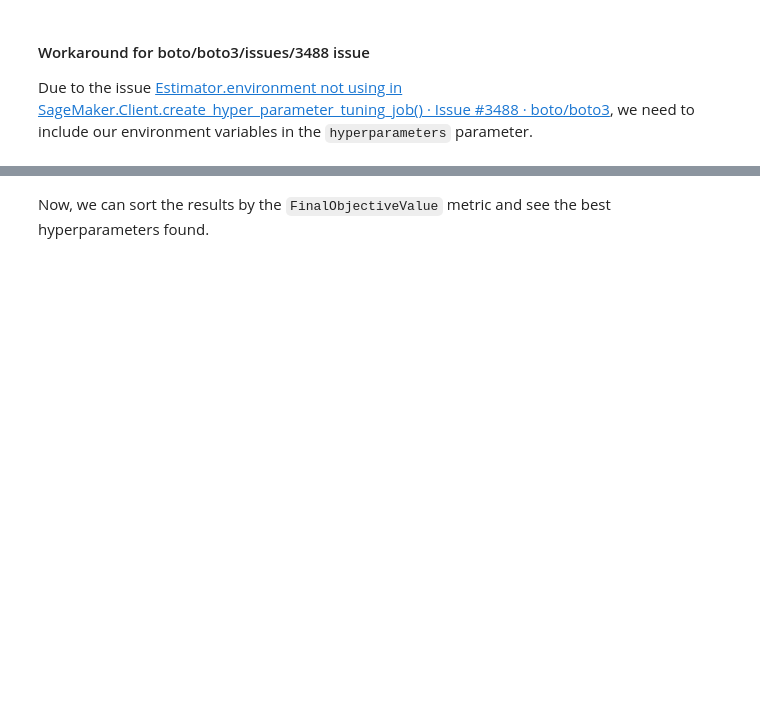
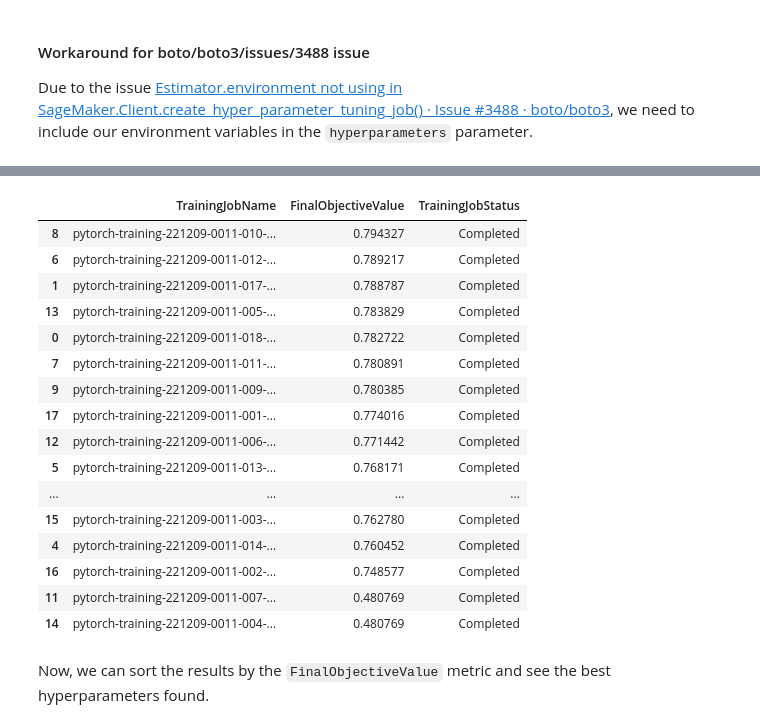
Before and after one commit to DougTrajano/ToChiquinho, a Jupyter notebook: src/toxicity_target__type_identification.ipynb, the cells around one changed output, grey strips where cells are left out. Cells and saved outputs as stored; diff of their text form; code cells hidden in the pictures; blank space fills up the shorter version.

```diff
--- a/src/toxicity_target__type_identification.ipynb
+++ b/src/toxicity_target__type_identification.ipynb
@@ -342,13 +338,33 @@ mlflow.log_params(
 # %%
 import pandas as pd
 
 tuner_metrics: pd.DataFrame = sagemaker.HyperparameterTuningJobAnalytics(
     hyperparameter_tuning_job_name=params.sagemaker_tuning_job_name,
     sagemaker_session=sagemaker_session
 ).dataframe()
 
+tuner_metrics["optim"] = tuner_metrics["optim"].apply(lambda x: x.strip('"'))
+
 tuner_metrics.sort_values("FinalObjectiveValue", ascending=False, inplace=True)
 tuner_metrics[["TrainingJobName", "FinalObjectiveValue", "TrainingJobStatus"]]
+# %% [output]
+|  | TrainingJobName | FinalObjectiveValue | TrainingJobStatus |
+| 8 | pytorch-training-221209-0011-010-... | 0.794327 | Completed |
+| 6 | pytorch-training-221209-0011-012-... | 0.789217 | Completed |
+| 1 | pytorch-training-221209-0011-017-... | 0.788787 | Completed |
+| 13 | pytorch-training-221209-0011-005-... | 0.783829 | Completed |
+| 0 | pytorch-training-221209-0011-018-... | 0.782722 | Completed |
+| 7 | pytorch-training-221209-0011-011-... | 0.780891 | Completed |
+| 9 | pytorch-training-221209-0011-009-... | 0.780385 | Completed |
+| 17 | pytorch-training-221209-0011-001-... | 0.774016 | Completed |
+| 12 | pytorch-training-221209-0011-006-... | 0.771442 | Completed |
+| 5 | pytorch-training-221209-0011-013-... | 0.768171 | Completed |
+| ... | ... | ... | ... |
+| 15 | pytorch-training-221209-0011-003-... | 0.762780 | Completed |
+| 4 | pytorch-training-221209-0011-014-... | 0.760452 | Completed |
+| 16 | pytorch-training-221209-0011-002-... | 0.748577 | Completed |
+| 11 | pytorch-training-221209-0011-007-... | 0.480769 | Completed |
+| 14 | pytorch-training-221209-0011-004-... | 0.480769 | Completed |
 # %% [markdown]
 Now, we can sort the results by the `FinalObjectiveValue` metric and see the best hyperparameters found.
 # %%
```
Also changed, not shown: parts of 11 cells of this notebook, 12 other files.
